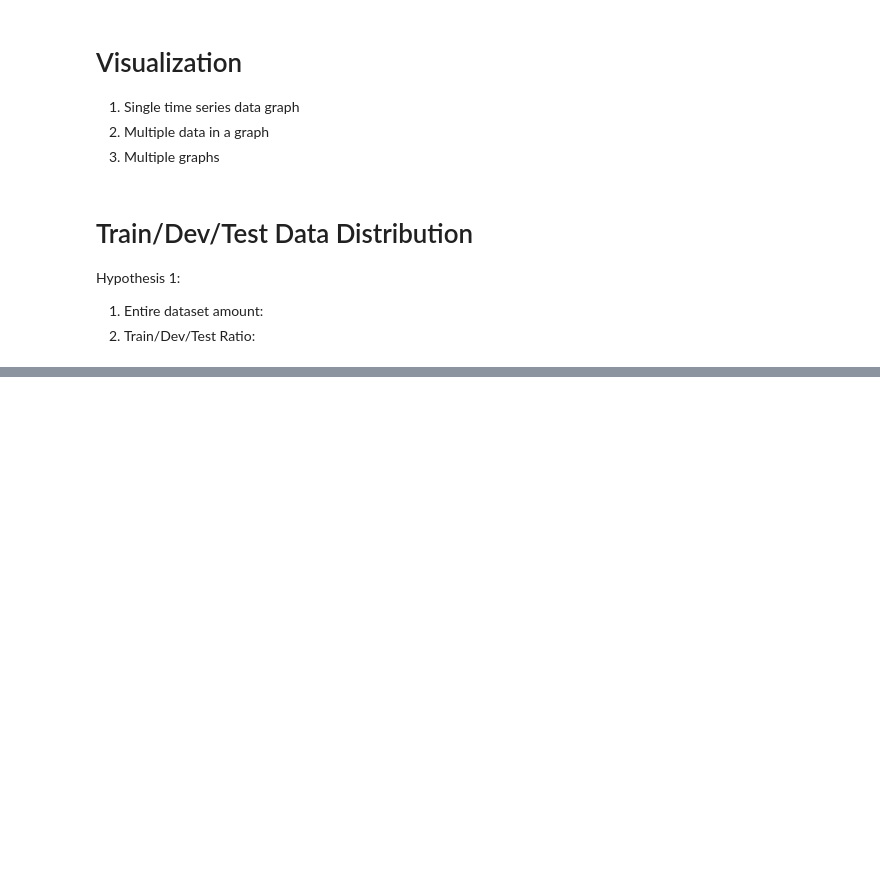
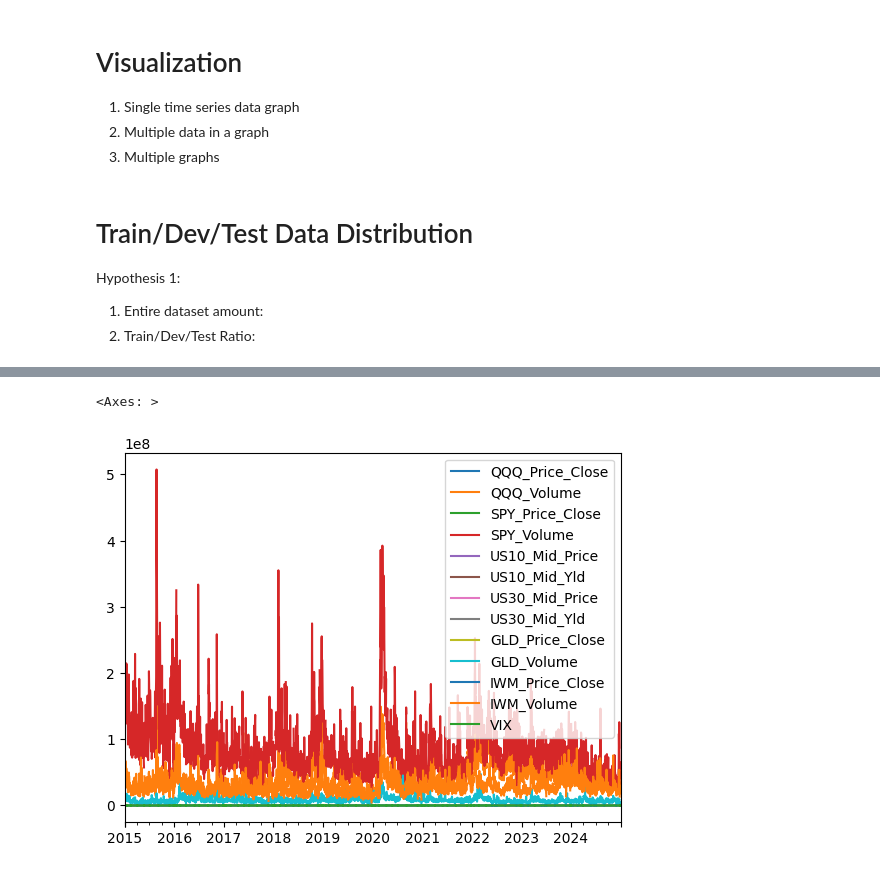
Before and after one commit to Seb207/Market-Context-Project, a Jupyter notebook: Irrationality Index/Factor_Data_Lab_Local.ipynb, the cells around one changed output, grey strips where cells are left out. Cells and saved outputs as stored; diff of their text form; code cells hidden in the pictures; blank space fills up the shorter version.

```diff
--- a/Irrationality Index/Factor_Data_Lab_Local.ipynb
+++ b/Irrationality Index/Factor_Data_Lab_Local.ipynb
@@ -290,3 +291,5 @@ plt.plot(qqq_daily_volume, color='purple')
+# %%
+qqq_daily_volume = volume_data_loader('QQQ.O', start=start, end=end, interval='daily')
 # %%
 def price_data_loader(ric, start, end, interval):
     """
@@ -547,0 +553,8 @@ Hypothesis 1:
+# %%
+daily_qqq_df = pd.merge(qqq_daily_price, qqq_daily_volume, how='left', on='Date')
+daily_spy_df = pd.merge(spy_daily_price, spy_daily_volume, how='left', on='Date')
+daily_us10_df = pd.merge(us10_daily_price, us10_daily_yield, how='left', on='Date')
+daily_us30_df = pd.merge(us30_daily_price, us30_daily_yield, how='left', on='Date')
+daily_gld_df = pd.merge(gld_daily_price, gld_daily_volume, how='left', on='Date')
+daily_iwm_df = pd.merge(iwm_daily_price, iwm_daily_volume, how='left', on='Date')
+daily_vix_df = vix_daily
@@ -547,0 +563,27 @@ Hypothesis 1:
+# %%
+# rename each column to identify each instrument
+
+daily_qqq_df.rename(columns={'Price Close':'QQQ_Price_Close', 'Volume':'QQQ_Volume'}, inplace=True)
+daily_spy_df.rename(columns={'Price Close':'SPY_Price_Close', 'Volume':'SPY_Volume'}, inplace=True)
+daily_us10_df.rename(columns={'MID_PRICE':'US10_Mid_Price', 'MID_YLD_1':'US10_Mid_Yld'}, inplace=True)
+daily_us30_df.rename(columns={'MID_PRICE':'US30_Mid_Price', 'MID_YLD_1':'US30_Mid_Yld'}, inplace=True)
+daily_gld_df.rename(columns={'Price Close':'GLD_Price_Close', 'Volume':'GLD_Volume'}, inplace=True)
+daily_iwm_df.rename(columns={'Price Close':'IWM_Price_Close', 'Volume':'IWM_Volume'}, inplace=True)
+daily_vix_df.rename(columns={'VIXCLS':'VIX'}, inplace=True)
+# %%
+all_dfs = [
+    daily_qqq_df,
+    daily_spy_df,
+    daily_us10_df,
+    daily_us30_df,
+    daily_gld_df,
+    daily_iwm_df,
+    daily_vix_df,
+]
+
+daily_1424_df = pd.DataFrame()
+
+for i in range(len(all_dfs)):
+    daily_1424_df = pd.concat([daily_1424_df, all_dfs[i]], axis=1)
+
+daily_1424_df.head()
@@ -547,0 +617,5 @@ Hypothesis 1:
+# %%
+daily_1424_df.plot()
+# %% [output]
+<Axes: >
+[figure, added]
```
Also changed, not shown: parts of 13 cells of this notebook, 4 other files.
